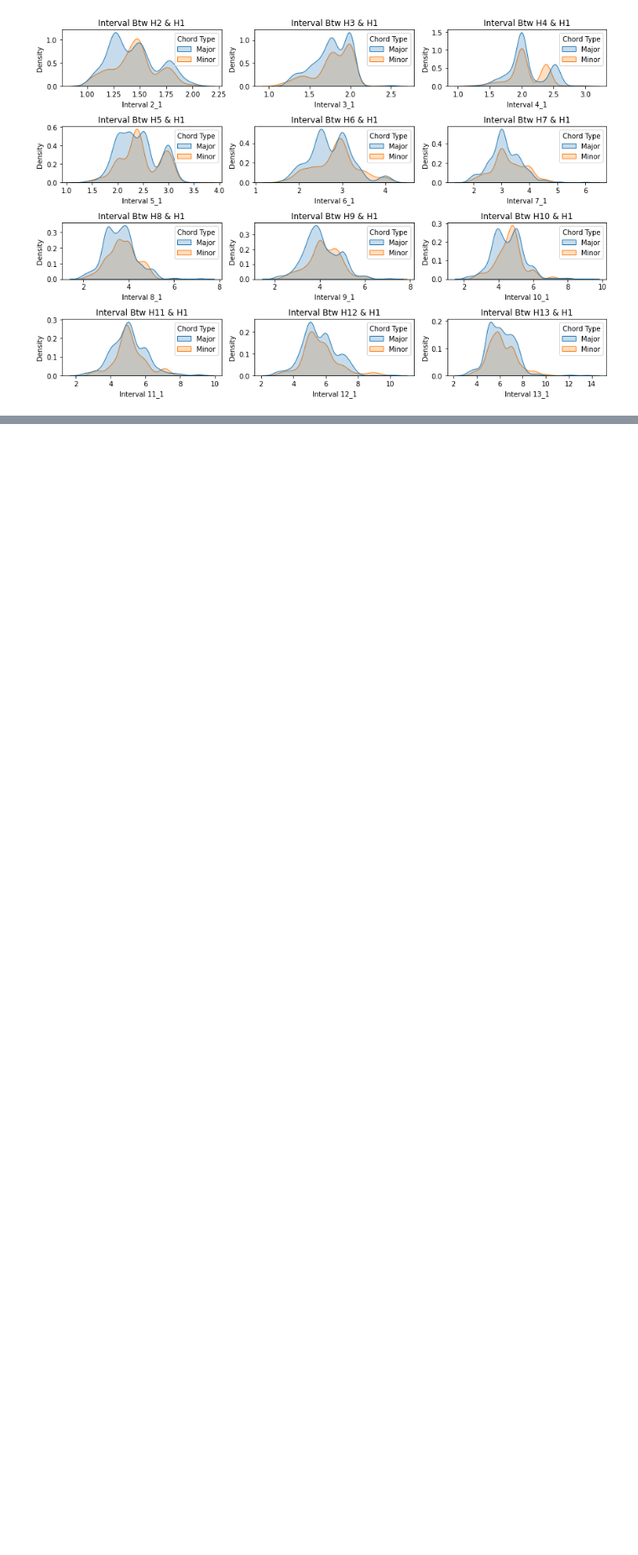
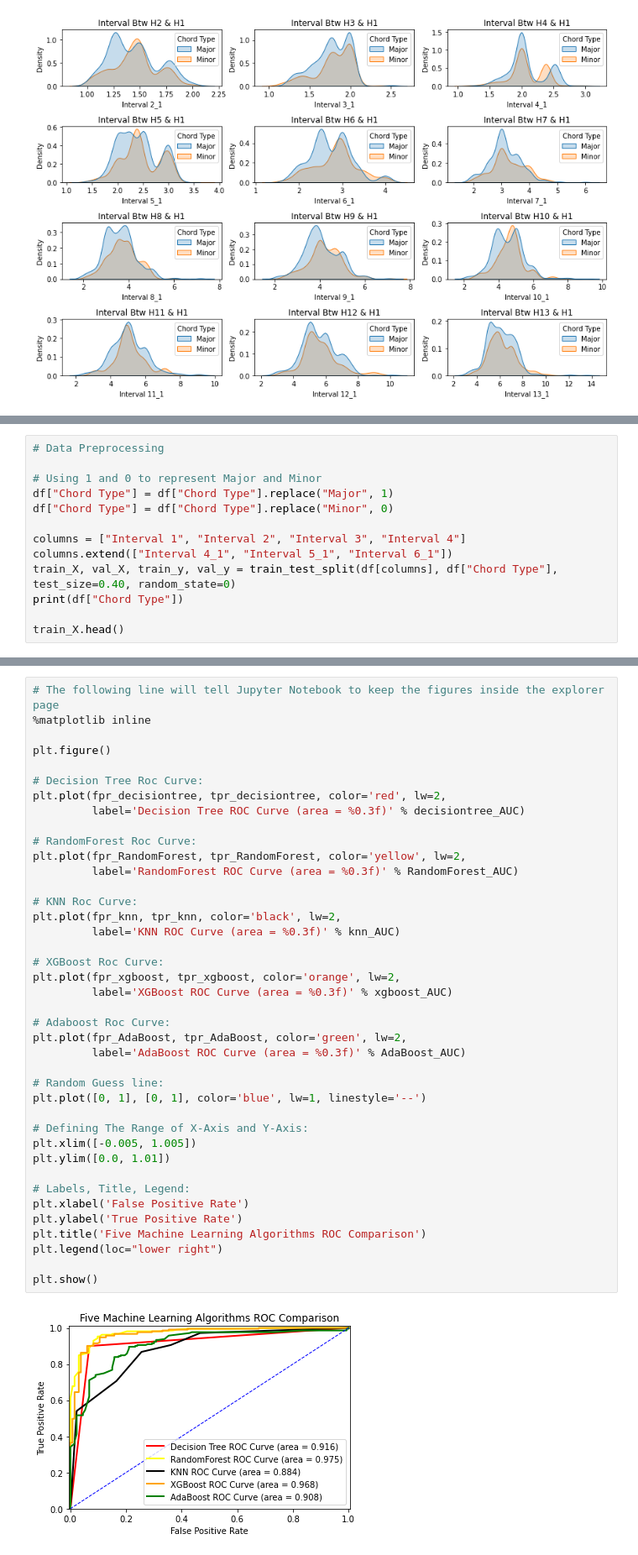
Before and after one commit to Daveed3/CS5660Project, a Jupyter notebook: ChordRecognition.ipynb, the cells around one changed output, grey strips where cells are left out. Shown at 84% size. Cells and saved outputs as stored; diff of their text form; blank space fills up the shorter version.

```diff
--- a/ChordRecognition.ipynb
+++ b/ChordRecognition.ipynb
@@ -291,0 +355,13 @@ plt.show()
+# %%
+# Data Preprocessing
+
+# Using 1 and 0 to represent Major and Minor
+df["Chord Type"] = df["Chord Type"].replace("Major", 1)
+df["Chord Type"] = df["Chord Type"].replace("Minor", 0)
+
+columns = ["Interval 1", "Interval 2", "Interval 3", "Interval 4"]
+columns.extend(["Interval 4_1", "Interval 5_1", "Interval 6_1"])
+train_X, val_X, train_y, val_y = train_test_split(df[columns], df["Chord Type"], test_size=0.40, random_state=0)
+print(df["Chord Type"])
+
+train_X.head()
@@ -291,0 +564,42 @@ plt.show()
+# %%
+# The following line will tell Jupyter Notebook to keep the figures inside the explorer page
+%matplotlib inline
+
+plt.figure()
+
+# Decision Tree Roc Curve:
+plt.plot(fpr_decisiontree, tpr_decisiontree, color='red', lw=2,
+         label='Decision Tree ROC Curve (area = %0.3f)' % decisiontree_AUC)
+
+# RandomForest Roc Curve:
+plt.plot(fpr_RandomForest, tpr_RandomForest, color='yellow', lw=2,
+         label='RandomForest ROC Curve (area = %0.3f)' % RandomForest_AUC)
+
+# KNN Roc Curve:
+plt.plot(fpr_knn, tpr_knn, color='black', lw=2,
+         label='KNN ROC Curve (area = %0.3f)' % knn_AUC)
+
+# XGBoost Roc Curve:
+plt.plot(fpr_xgboost, tpr_xgboost, color='orange', lw=2,
+         label='XGBoost ROC Curve (area = %0.3f)' % xgboost_AUC)
+
+# Adaboost Roc Curve:
+plt.plot(fpr_AdaBoost, tpr_AdaBoost, color='green', lw=2,
+         label='AdaBoost ROC Curve (area = %0.3f)' % AdaBoost_AUC)
+
+# Random Guess line:
+plt.plot([0, 1], [0, 1], color='blue', lw=1, linestyle='--')
+
+# Defining The Range of X-Axis and Y-Axis:
+plt.xlim([-0.005, 1.005])
+plt.ylim([0.0, 1.01])
+
+# Labels, Title, Legend:
+plt.xlabel('False Positive Rate')
+plt.ylabel('True Positive Rate')
+plt.title('Five Machine Learning Algorithms ROC Comparison')
+plt.legend(loc="lower right")
+
+plt.show()
+# %% [output]
+[figure, added]
```
Also changed, not shown: parts of 25 cells of this notebook.
